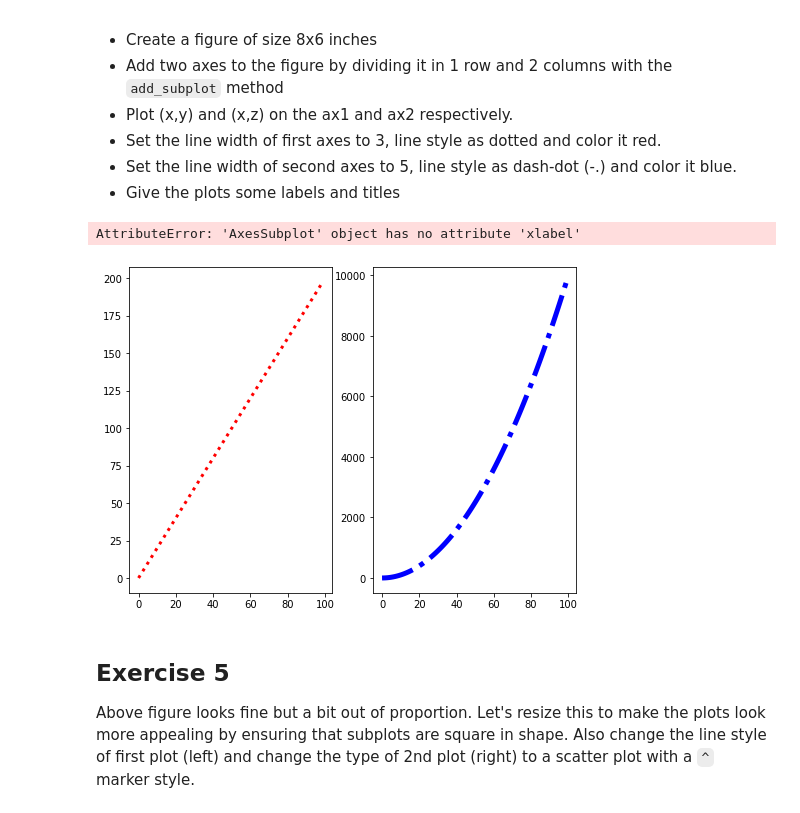
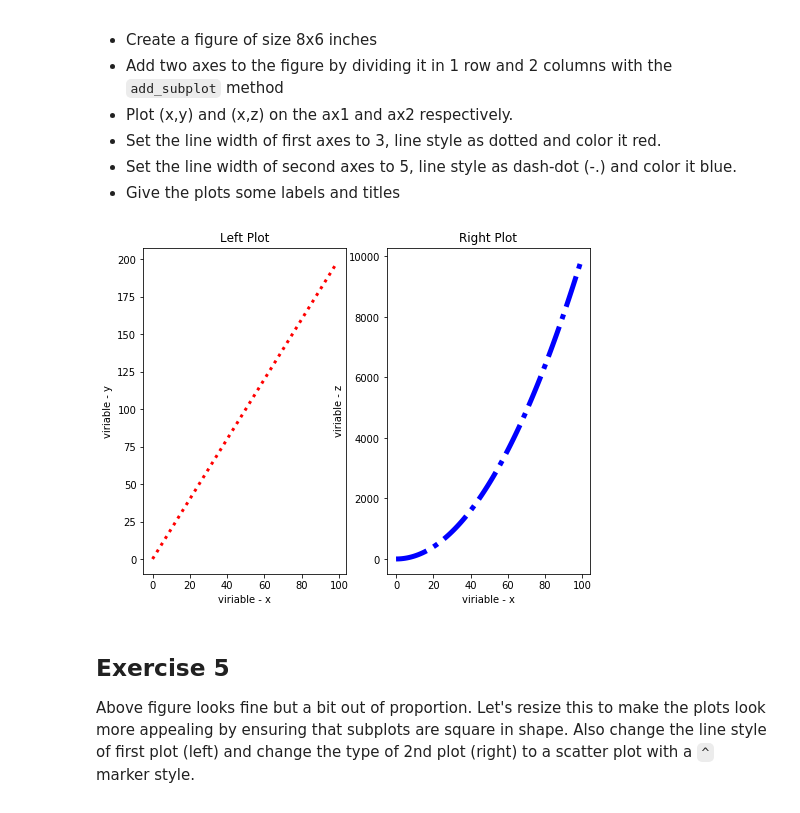
Before and after one commit to polyglottraveler/dsc-more-practice-with-matplotlib-lab-hbs-ds-060120, a Jupyter notebook: index.ipynb, the cells around one changed output. Saved outputs shown, nothing was run; the diff lists cells and outputs as text; code cells hidden in the pictures.

```diff
--- a/index.ipynb
+++ b/index.ipynb
@@ -127,25 +127,24 @@ Perform following steps in the cell below:
 # %%
 new_figure = plt.figure(figsize=(8,6))
 
 ax1 = new_figure.add_subplot(121)
 ax2 = new_figure.add_subplot(122)
 
 ax1.plot(x,y, color='red', lw=3, linestyle = ':')
 ax2.plot(x,z, color='blue', lw=5, linestyle = '-.')
 
 
 ax1.set_xlabel("viriable - x")
-ax1.ylabel("viriable - y")
-ax1.title("Left Plot")
+ax1.set_ylabel("viriable - y")
+ax1.set_title("Left Plot")
 
-ax2.xlabel("viriable - x")
-ax2.ylabel("viriable - z")
-ax2.title("Right Plot")
+ax2.set_xlabel("viriable - x")
+ax2.set_ylabel("viriable - z")
+ax2.set_title("Right Plot")
 
 plt.show()
 # %% [output]
-AttributeError: 'AxesSubplot' object has no attribute 'xlabel'
-[figure, old version]
+[figure, new version]
 # %% [markdown]
 ## Exercise 5
 
```
